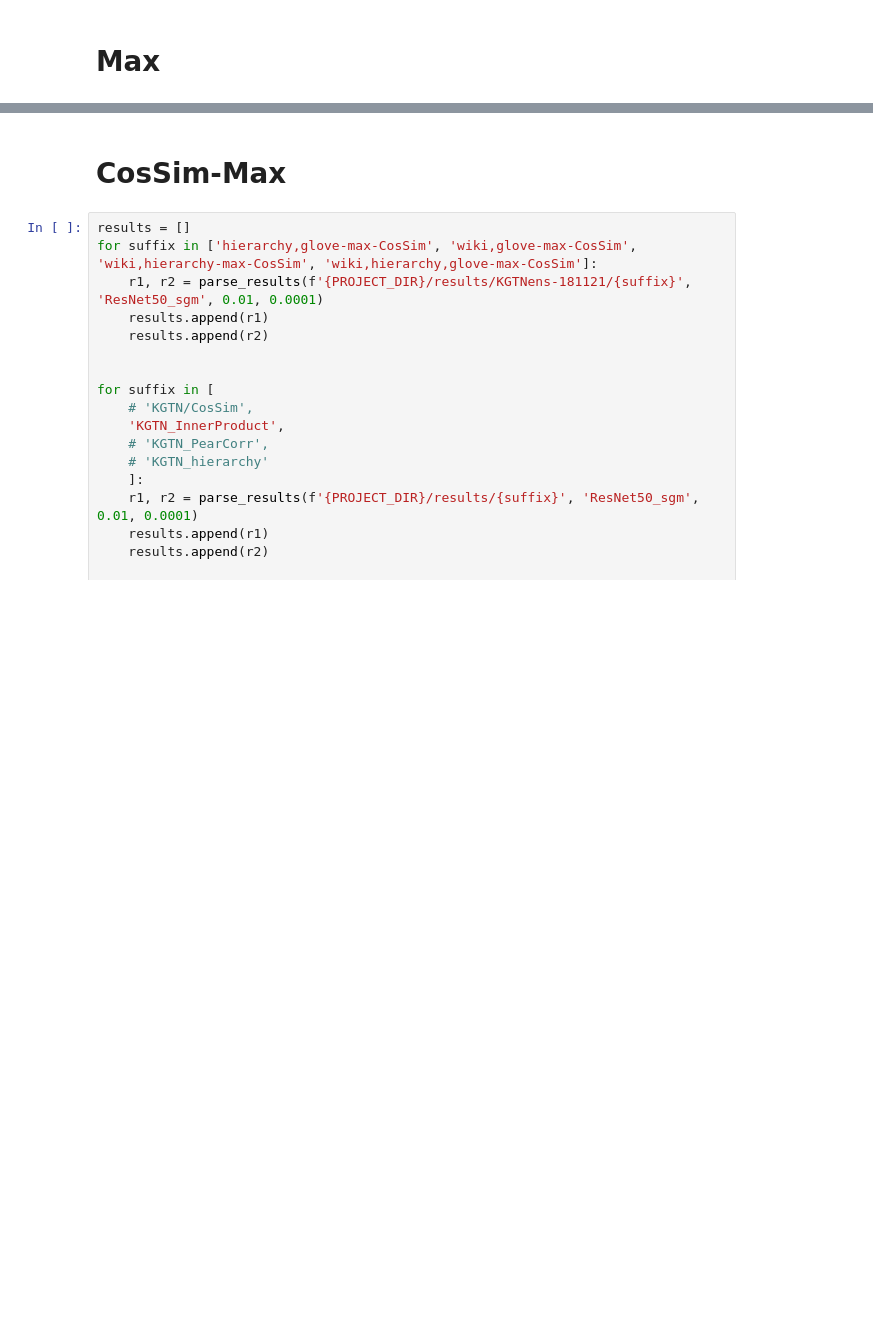
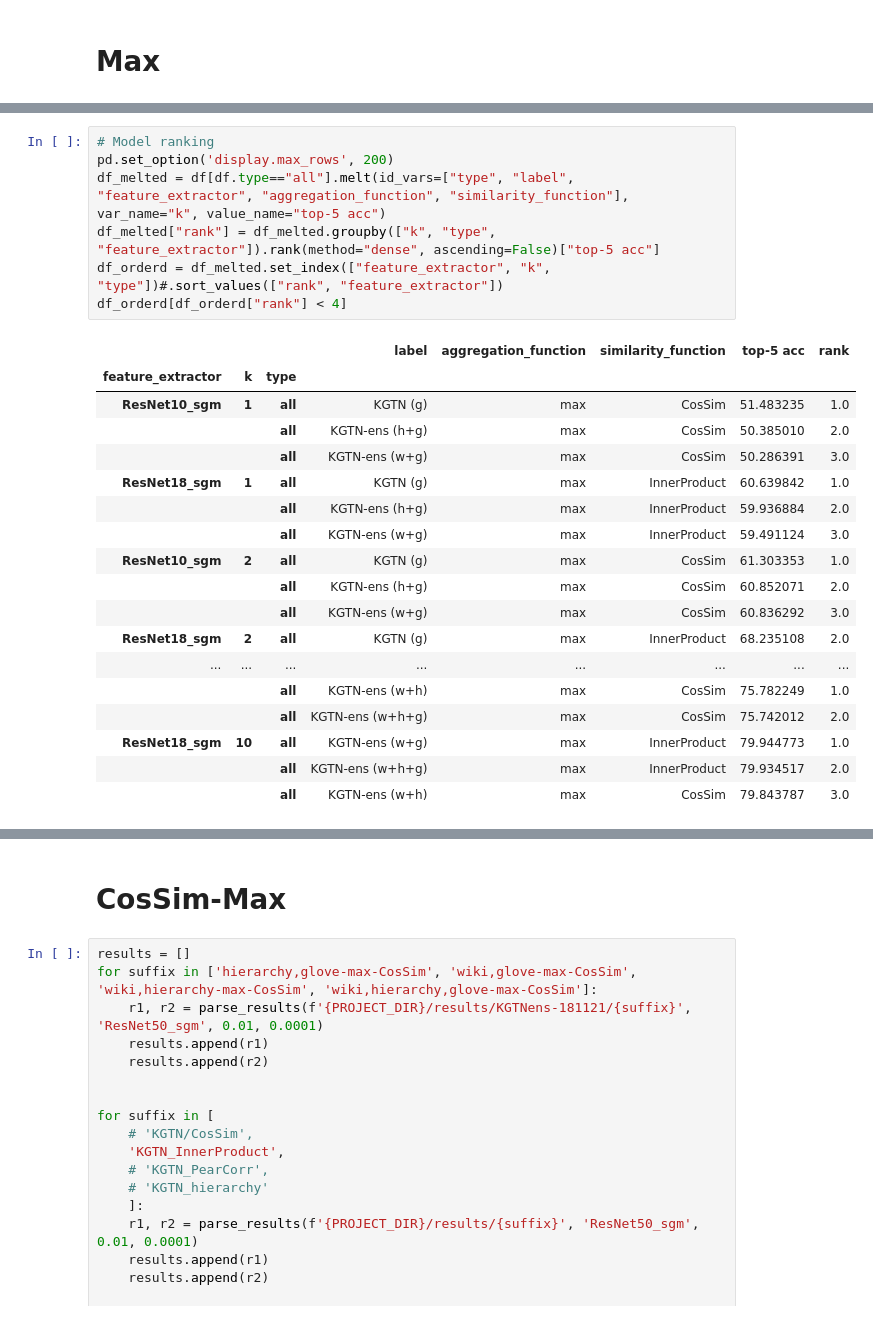
Before and after one commit to DominikFilipiak/KGTN-ens, a Jupyter notebook: notebooks/8_plots_kgtnens.ipynb, the cells around one changed output, grey strips where cells are left out. Drawn from its saved outputs; the diff is of its cells as text; blank space fills up the shorter version.

```diff
--- a/notebooks/8_plots_kgtnens.ipynb
+++ b/notebooks/8_plots_kgtnens.ipynb
@@ -252,0 +335,26 @@ df[df['type']=='all']
+# %%
+# Model ranking
+pd.set_option('display.max_rows', 200)
+df_melted = df[df.type=="all"].melt(id_vars=["type", "label", "feature_extractor", "aggregation_function", "similarity_function"], var_name="k", value_name="top-5 acc")
+df_melted["rank"] = df_melted.groupby(["k", "type", "feature_extractor"]).rank(method="dense", ascending=False)["top-5 acc"]
+df_orderd = df_melted.set_index(["feature_extractor", "k", "type"])#.sort_values(["rank", "feature_extractor"])
+df_orderd[df_orderd["rank"] < 4]
+# %% [output]
+|  |  |  | label | aggregation_function | similarity_function | top-5 acc | rank |
+| feature_extractor | k | type |  |  |  |  |  |
+| ResNet10_sgm | 1 | all | KGTN (g) | max | CosSim | 51.483235 | 1.0 |
+|  |  | all | KGTN-ens (h+g) | max | CosSim | 50.385010 | 2.0 |
+|  |  | all | KGTN-ens (w+g) | max | CosSim | 50.286391 | 3.0 |
+| ResNet18_sgm | 1 | all | KGTN (g) | max | InnerProduct | 60.639842 | 1.0 |
+|  |  | all | KGTN-ens (h+g) | max | InnerProduct | 59.936884 | 2.0 |
+|  |  | all | KGTN-ens (w+g) | max | InnerProduct | 59.491124 | 3.0 |
+| ResNet10_sgm | 2 | all | KGTN (g) | max | CosSim | 61.303353 | 1.0 |
+|  |  | all | KGTN-ens (h+g) | max | CosSim | 60.852071 | 2.0 |
+|  |  | all | KGTN-ens (w+g) | max | CosSim | 60.836292 | 3.0 |
+| ResNet18_sgm | 2 | all | KGTN (g) | max | InnerProduct | 68.235108 | 2.0 |
+| ... | ... | ... | ... | ... | ... | ... | ... |
+|  |  | all | KGTN-ens (w+h) | max | CosSim | 75.782249 | 1.0 |
+|  |  | all | KGTN-ens (w+h+g) | max | CosSim | 75.742012 | 2.0 |
+| ResNet18_sgm | 10 | all | KGTN-ens (w+g) | max | InnerProduct | 79.944773 | 1.0 |
+|  |  | all | KGTN-ens (w+h+g) | max | InnerProduct | 79.934517 | 2.0 |
+|  |  | all | KGTN-ens (w+h) | max | CosSim | 79.843787 | 3.0 |
```
Also changed, not shown: parts of 18 cells of this notebook.
